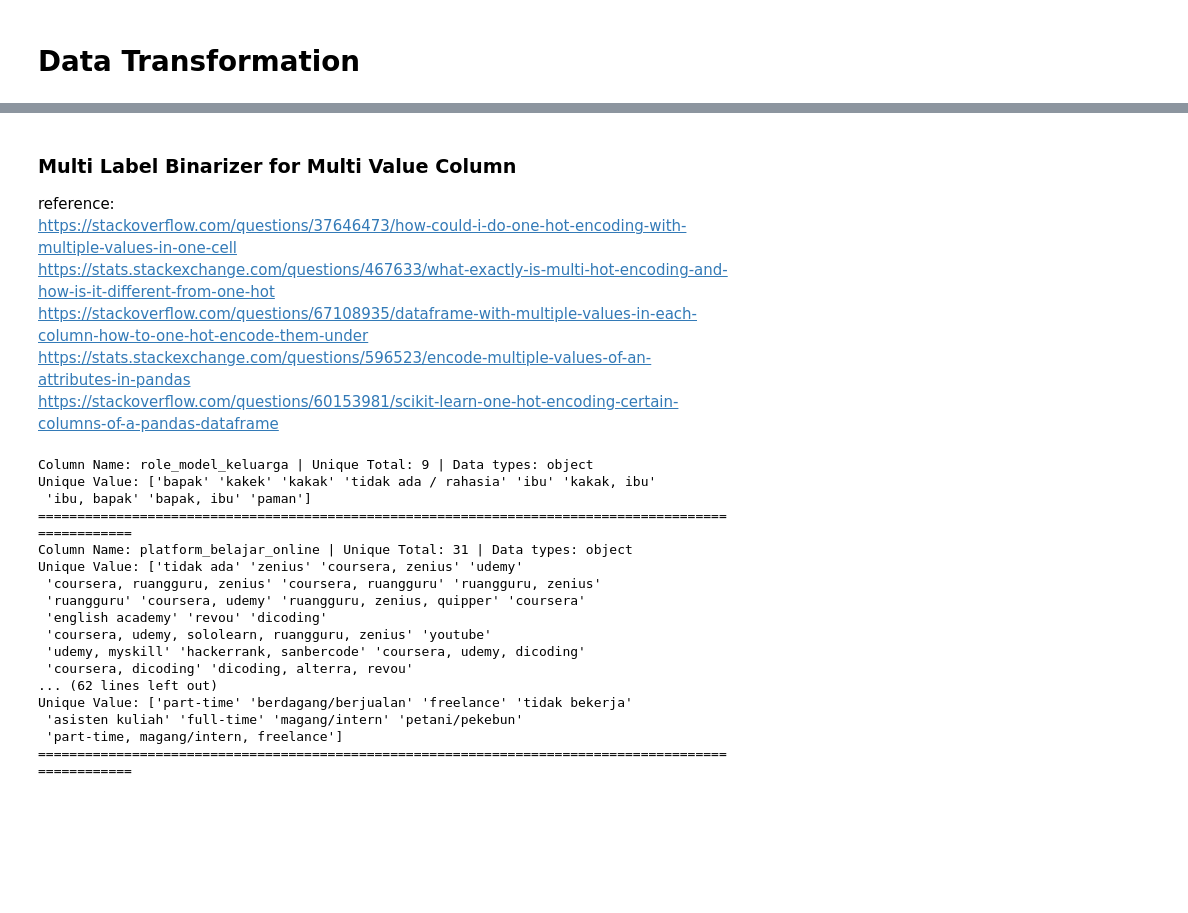
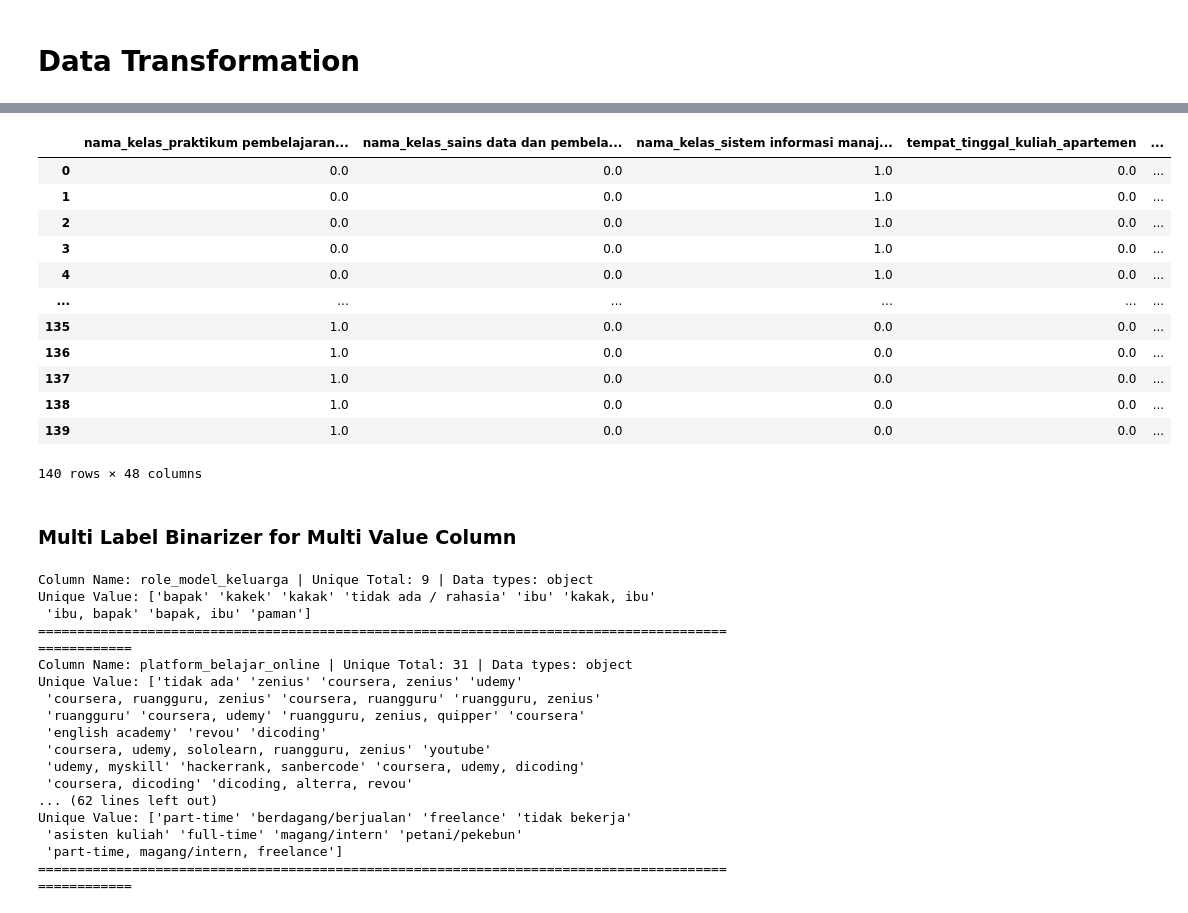
Before and after one commit to arsyadCode/ProjekTA_UPERESEARCH, a Jupyter notebook: Udin/Preprocessing Data Quisioner.ipynb, the cells around one changed output, grey strips where cells are left out. Saved outputs shown, nothing was run; the diff lists cells and outputs as text; code cells hidden in the pictures; blank space fills up the shorter version.

```diff
--- a/Udin/Preprocessing Data Quisioner.ipynb
+++ b/Udin/Preprocessing Data Quisioner.ipynb
@@ -1694,0 +1844,15 @@ memory usage: 40.6+ KB
+# %%
+list_nominal_data = [
+    'nama_kelas',
+    'tempat_tinggal_kuliah',
+    'provinsi_asal',
+    'jalur_pendaftaran_kampus',
+    'jenis_tempat_tinggal_keluarga',
+    'cara_belajar_mahasiswa'
+]
+
+columns_nominal_data = df_cleaned[list_nominal_data].copy()
+for column, value in columns_nominal_data.items():
+    print(f'Column Name: {column} | Unique Total: {value.nunique()} | Data types: {value.dtype}')
+    print(f'Unique Value: {value.unique()}')
+    print('='*100)
@@ -1695,10 +1877,22 @@ memory usage: 40.6+ KB
+# %%
+# ohe = OneHotEncoder()
+
+columns_nominal_data = pd.get_dummies(columns_nominal_data, prefix=columns_nominal_data.columns.tolist(), dtype=float)
+columns_nominal_data
+# %% [output]
+|  | nama_kelas_praktikum pembelajaran... | nama_kelas_sains data dan pembela... | nama_kelas_sistem informasi manaj... | tempat_tinggal_kuliah_apartemen | ... |
+| 0 | 0.0 | 0.0 | 1.0 | 0.0 | ... |
+| 1 | 0.0 | 0.0 | 1.0 | 0.0 | ... |
+| 2 | 0.0 | 0.0 | 1.0 | 0.0 | ... |
+| 3 | 0.0 | 0.0 | 1.0 | 0.0 | ... |
+| 4 | 0.0 | 0.0 | 1.0 | 0.0 | ... |
+| ... | ... | ... | ... | ... | ... |
+| 135 | 1.0 | 0.0 | 0.0 | 0.0 | ... |
+| 136 | 1.0 | 0.0 | 0.0 | 0.0 | ... |
+| 137 | 1.0 | 0.0 | 0.0 | 0.0 | ... |
+| 138 | 1.0 | 0.0 | 0.0 | 0.0 | ... |
+| 139 | 1.0 | 0.0 | 0.0 | 0.0 | ... |
+140 rows × 48 columns
 # %% [markdown]
 ### Multi Label Binarizer for Multi Value Column
-
-reference:<br>
-https://stackoverflow.com/questions/37646473/how-could-i-do-one-hot-encoding-with-multiple-values-in-one-cell <br>
-https://stats.stackexchange.com/questions/467633/what-exactly-is-multi-hot-encoding-and-how-is-it-different-from-one-hot <br>
-https://stackoverflow.com/questions/67108935/dataframe-with-multiple-values-in-each-column-how-to-one-hot-encode-them-under <br>
-https://stats.stackexchange.com/questions/596523/encode-multiple-values-of-an-attributes-in-pandas <br>
-https://stackoverflow.com/questions/60153981/scikit-learn-one-hot-encoding-certain-columns-of-a-pandas-dataframe <br>
 # %%
```
Also changed, not shown: parts of 39 cells of this notebook, 1 other file.
